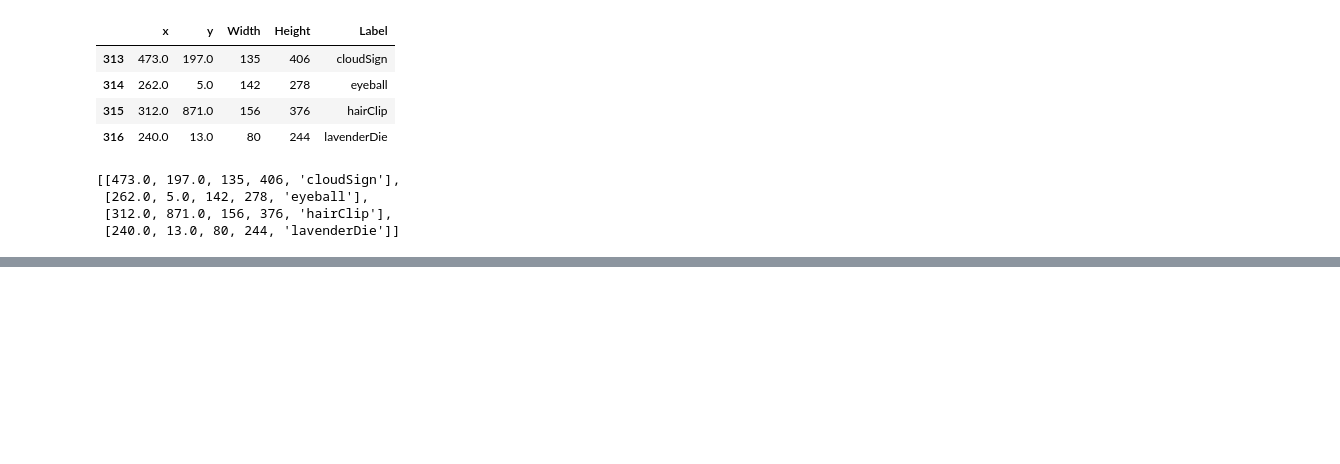
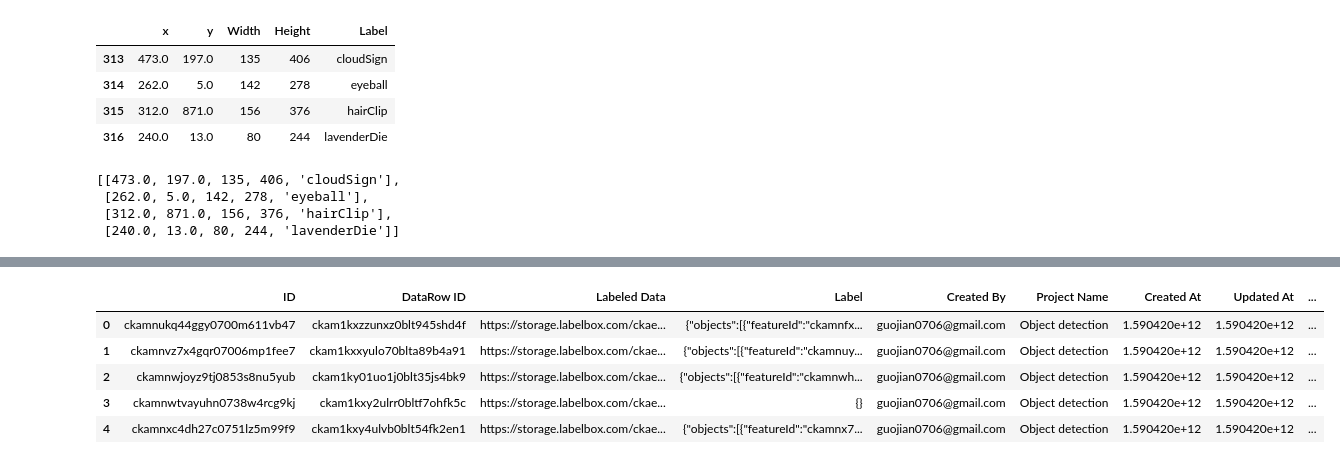
Before and after one commit to gj0706/VAST2020_MC2, a Jupyter notebook: data_process.ipynb, the cells around one changed output, grey strips where cells are left out. Saved outputs shown, nothing was run; the diff lists cells and outputs as text; code cells hidden in the pictures; blank space fills up the shorter version.

Commit message:
Read new data

```diff
--- a/data_process.ipynb
+++ b/data_process.ipynb
@@ -402,0 +440,10 @@ for path in img_paths:
+# %%
+gt_df = pd.read_csv("data/groundTruth.csv")
+gt_df.head()
+# %% [output]
+|  | ID | DataRow ID | Labeled Data | Label | Created By | Project Name | Created At | Updated At | ... |
+| 0 | ckamnukq44ggy0700m611vb47 | ckam1kxzzunxz0blt945shd4f | https://storage.labelbox.com/ckae... | {"objects":[{"featureId":"ckamnfx... | guojian0706@gmail.com | Object detection | 1.590420e+12 | 1.590420e+12 | ... |
+| 1 | ckamnvz7x4gqr07006mp1fee7 | ckam1kxxyulo70blta89b4a91 | https://storage.labelbox.com/ckae... | {"objects":[{"featureId":"ckamnuy... | guojian0706@gmail.com | Object detection | 1.590420e+12 | 1.590420e+12 | ... |
+| 2 | ckamnwjoyz9tj0853s8nu5yub | ckam1ky01uo1j0blt35js4bk9 | https://storage.labelbox.com/ckae... | {"objects":[{"featureId":"ckamnwh... | guojian0706@gmail.com | Object detection | 1.590420e+12 | 1.590420e+12 | ... |
+| 3 | ckamnwtvayuhn0738w4rcg9kj | ckam1kxy2ulrr0bltf7ohfk5c | https://storage.labelbox.com/ckae... | {} | guojian0706@gmail.com | Object detection | 1.590420e+12 | 1.590420e+12 | ... |
+| 4 | ckamnxc4dh27c0751lz5m99f9 | ckam1kxy4ulvb0blt54fk2en1 | https://storage.labelbox.com/ckae... | {"objects":[{"featureId":"ckamnx7... | guojian0706@gmail.com | Object detection | 1.590420e+12 | 1.590420e+12 | ... |
```
Also changed, not shown: parts of 20 cells of this notebook.
